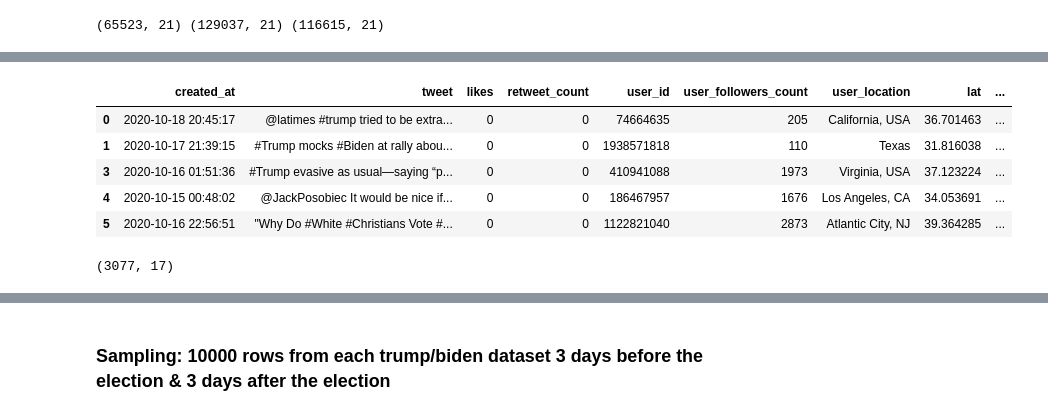
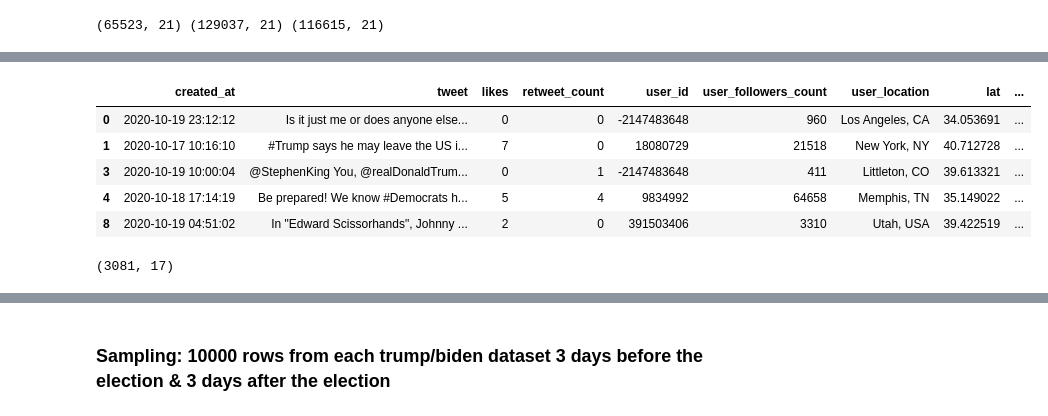
Before and after one commit to cl-xy/us-politics-social-media, a Jupyter notebook: data cleaning.ipynb, the cells around one changed output, grey strips where cells are left out. Saved outputs shown, nothing was run; the diff lists cells and outputs as text; code cells hidden in the pictures.

```diff
--- a/data cleaning.ipynb
+++ b/data cleaning.ipynb
@@ -270,7 +274,7 @@ print(biden_1.shape, biden_2.shape, biden_3.shape)
 # biden_3.to_excel('biden_week3.xlsx')
 # %%
 %%time
-trump_1 = trump_1.sample(n = 10000)
-trump_1 = CleanData(trump_1)
-trump_1.head()
+trump_11 = trump_1.sample(n = 10000, random_state = 1)
+trump_11 = CleanData(trump_11)
+trump_11.head()
 # %% [output]
@@ -278,10 +282,10 @@ Wall time: 2min 51s
 |  | created_at | tweet | likes | retweet_count | user_id | user_followers_count | user_location | lat | ... |
-| 0 | 2020-10-18 20:45:17 | @latimes #trump tried to be extra... | 0 | 0 | 74664635 | 205 | California, USA | 36.701463 | ... |
-| 1 | 2020-10-17 21:39:15 | #Trump mocks #Biden at rally abou... | 0 | 0 | 1938571818 | 110 | Texas | 31.816038 | ... |
-| 3 | 2020-10-16 01:51:36 | #Trump evasive as usual—saying “p... | 0 | 0 | 410941088 | 1973 | Virginia, USA | 37.123224 | ... |
-| 4 | 2020-10-15 00:48:02 | @JackPosobiec It would be nice if... | 0 | 0 | 186467957 | 1676 | Los Angeles, CA | 34.053691 | ... |
-| 5 | 2020-10-16 22:56:51 | "Why Do #White #Christians Vote #... | 0 | 0 | 1122821040 | 2873 | Atlantic City, NJ | 39.364285 | ... |
+| 0 | 2020-10-19 23:12:12 | Is it just me or does anyone else... | 0 | 0 | -2147483648 | 960 | Los Angeles, CA | 34.053691 | ... |
+| 1 | 2020-10-17 10:16:10 | #Trump says he may leave the US i... | 7 | 0 | 18080729 | 21518 | New York, NY | 40.712728 | ... |
+| 3 | 2020-10-19 10:00:04 | @StephenKing You, @realDonaldTrum... | 0 | 1 | -2147483648 | 411 | Littleton, CO | 39.613321 | ... |
+| 4 | 2020-10-18 17:14:19 | Be prepared! We know #Democrats h... | 5 | 4 | 9834992 | 64658 | Memphis, TN | 35.149022 | ... |
+| 8 | 2020-10-19 04:51:02 | In "Edward Scissorhands", Johnny ... | 2 | 0 | 391503406 | 3310 | Utah, USA | 39.422519 | ... |
 # %%
-trump_1.shape
+trump_11.shape
 # %% [output]
-(3077, 17)
+(3081, 17)
```
Also changed, not shown: parts of 38 cells of this notebook, 8 other files.
